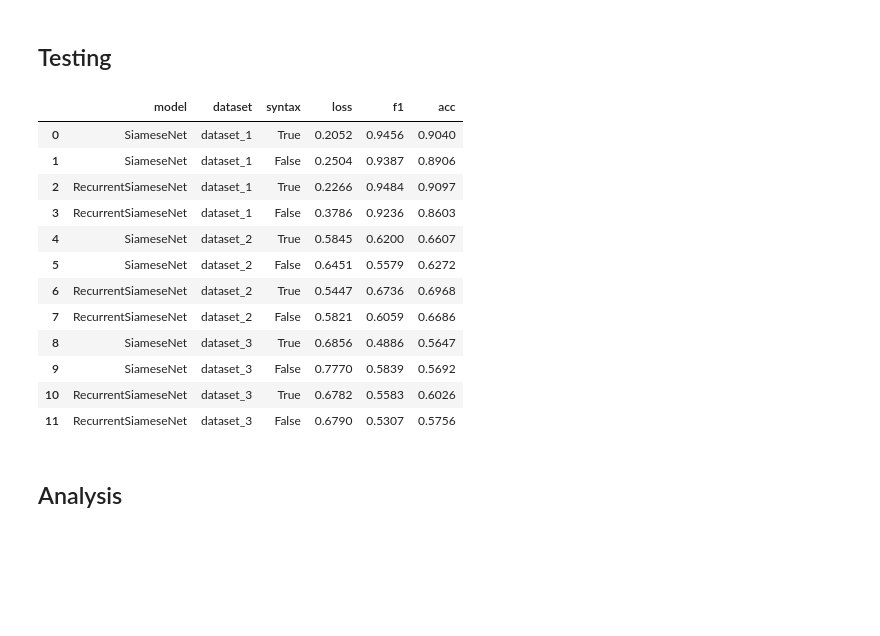
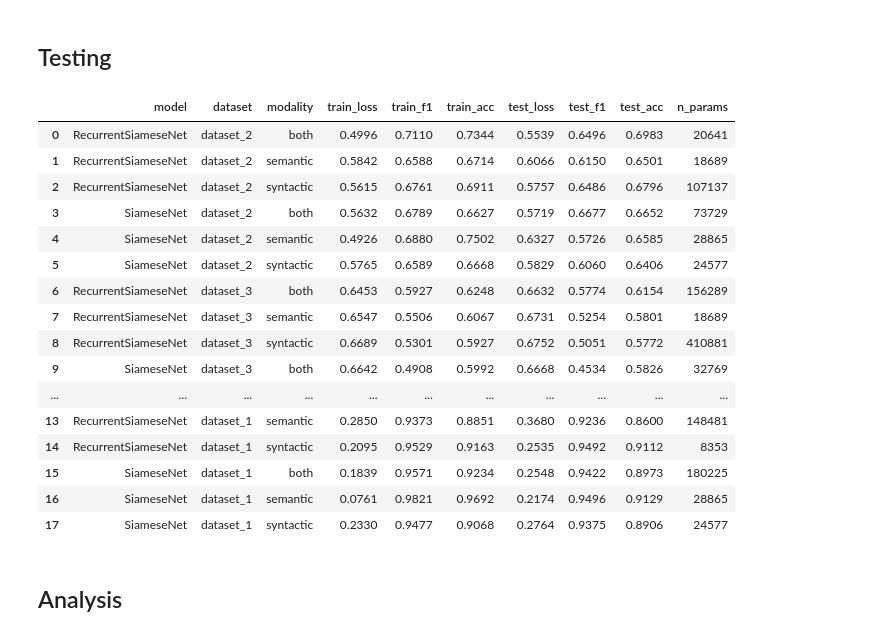
Before and after one commit to syrkis/proseprint, a Jupyter notebook: notebook.ipynb, the cells around one changed output. Cells and saved outputs as stored; diff of their text form; code cells hidden in the pictures; blank space fills up the shorter version.

```diff
--- a/notebook.ipynb
+++ b/notebook.ipynb
@@ -63,8 +67,8 @@ def paired_samples(data_split, syntactic_flag):
     random.shuffle(pairs)
     return pairs
 # %%
-def get_pair_batches(data_split, syntactic_flag=True, batch_size=32):
-    pairs = paired_samples(data_split, syntactic_flag)
+def get_pair_batches(data_split, modality, batch_size=32):
+    pairs = paired_samples(data_split, modality)
     while True:
         # perm = np.random.permutation(len(pairs))
         x1 = torch.tensor(np.array([p[0] for p in pairs])).float().to(device)
@@ -143,7 +166,7 @@ class SiameseNet(torch.nn.Module):
         y_hat = (y_hat > 0.5).int()
         return y_hat
 # %%
-class RecurrentSiameseNet(torch.nn.Module):
+class RecurrentNet(torch.nn.Module):
     def __init__(self, config, embed_dim):
         super().__init__()
         self.embed_dim = embed_dim
@@ -161,15 +184,19 @@ class RecurrentSiameseNet(torch.nn.Module):
         y_hat = self.linear1(y_hat)
         y_hat = F.gelu(y_hat)
         y_hat = y_hat.reshape(-1, x.shape[1], self.hidden_dim)
+        # y_hat = y_hat[:, 1:, :] - y_hat[:, :-1, :]  # take difference between consecutive sentences (Siamese net)
         y_hat = self.gru(y_hat)[0]
         y_hat = y_hat.reshape(-1, self.hidden_dim)  # flatten for masking and y_hat
         y_hat = y_hat[mask]
         y_hat = F.gelu(y_hat)
         y_hat = self.linear2(y_hat)
         y_hat = F.sigmoid(y_hat)
-        y_hat = y_hat.view(-1)
+        y_hat = y_hat.squeeze(1)
         if y is not None:
             try:
+                # soft f1 loss
+                # loss = soft_f1_loss(y_hat, y.float())
+                # bce loss
                 loss = torch.nn.functional.binary_cross_entropy(y_hat, y.float())
             except ValueError:
                 return y_hat, None
@@ -279,9 +313,9 @@ def hyper_param_search(model_fn, batch_fn, dataset, syntac_bool, n_trials=10):
     return df, training_metrics_list
 # %%
 def get_combinations():
-    datasets = [(dataset_1, 'dataset_1'), (dataset_2, 'dataset_2'), (dataset_3, 'dataset_3')]
-    models = [(SiameseNet, get_pair_batches), (RecurrentSiameseNet, get_sequence_batches)]
-    syntac_bools = [True, False]
+    datasets = [(dataset_2, 'dataset_2'), (dataset_3, 'dataset_3'), (dataset_1, 'dataset_1')]
+    models = [(RecurrentNet, get_sequence_batches), (SiameseNet, get_pair_batches)]
+    syntac_bools = ['both', 'semantic', 'syntactic']
     return list(itertools.product(datasets, models, syntac_bools))
 # %%
 def experiment(n_trials=10):
@@ -310,51 +376,66 @@ def load_dfs():
 # %%
 def merge_splits(datasets):
     """merge train and valid splits"""
     merged = {}
-    for dataset in datasets:
+    for idx, dataset in enumerate(datasets):
         for problem_id in dataset.keys():
-            merged[problem_id] = dataset[problem_id]
+            merged[str(idx) + '_' + problem_id] = dataset[problem_id]
     return merged
 
 def test_seq():
     results = []
+    torch.manual_seed(42)
     with open('config.yaml', 'r') as f:
         configs = yaml.load(f, Loader=yaml.FullLoader)
-    for (ds, ds_name), (model, batch_fn), syntax_bool in tqdm(get_combinations()):
-        batch_fn = partial(batch_fn, syntactic_flag=syntax_bool)
-        config = configs[ds_name]['syntactic' if syntax_bool else 'semantic']['siamese' if model== SiameseNet else 'recurrent']
+    for (ds, ds_name), (model, batch_fn), modality in tqdm(get_combinations()):
+        batch_fn = partial(batch_fn, modality=modality)
+        config = configs[f'{ds_name}_{model.__name__}_{modality}']
         train_data = merge_splits([ds['train'], ds['valid']])
         test_data = ds['test']
-        embed_dim = 384 + 61 if syntax_bool else 384
+
+        if modality == 'both':
+            embed_dim = 384 + 61
+        elif modality == 'semantic':
+            embed_dim = 384
+        elif modality == 'syntactic':
+            embed_dim = 61
+        else:
+            raise ValueError(f'invalid modality {modality}')
+
         model = model({'hidden_dim': config['hidden_dim'], 'dropout': config['dropout']}, embed_dim=embed_dim).to(device)
         optimizer = torch.optim.AdamW(model.parameters(), lr=config['lr'])
         train_batches = batch_fn(train_data, batch_size=config['batch_size'])
         test_batches = batch_fn(test_data, batch_size=config['batch_size'])
         train(model, optimizer, train_batches, batch_size=config['batch_size'], n_steps=config['n_steps'])
         test_loss, test_f1, test_acc = evaluate_split(model, test_batches, steps=len(test_data) // config['batch_size'])
         train_loss, train_f1, train_acc = evaluate_split(model, train_batches, steps=len(train_data) // config['batch_size'])
-        result = {'model': model.__class__.__name__, 'dataset': ds_name, 'syntax': syntax_bool,
+        n_params = sum(p.numel() for p in model.parameters() if p.requires_grad)
+        result = {'model': model.__class__.__name__, 'dataset': ds_name, 'modality': modality,
                   'train_loss': train_loss, 'train_f1': train_f1, 'train_acc': train_acc,
-                  'test_loss': test_loss, 'test_f1': test_f1, 'test_acc': test_acc}
+                  'test_loss': test_loss, 'test_f1': test_f1, 'test_acc': test_acc,
+                'n_params': n_params}
         results.append(result)
     df = pd.DataFrame(results).round(4)
-    df.to_csv('results/test_results.csv', index=False)
+    df.to_csv('results/true_siam_test_results.csv', index=False)
     return df
-
 test_seq()
 # %% [output]
-|  | model | dataset | syntax | loss | f1 | acc |
-| 0 | SiameseNet | dataset_1 | True | 0.2052 | 0.9456 | 0.9040 |
-| 1 | SiameseNet | dataset_1 | False | 0.2504 | 0.9387 | 0.8906 |
-| 2 | RecurrentSiameseNet | dataset_1 | True | 0.2266 | 0.9484 | 0.9097 |
-| 3 | RecurrentSiameseNet | dataset_1 | False | 0.3786 | 0.9236 | 0.8603 |
-| 4 | SiameseNet | dataset_2 | True | 0.5845 | 0.6200 | 0.6607 |
-| 5 | SiameseNet | dataset_2 | False | 0.6451 | 0.5579 | 0.6272 |
-| 6 | RecurrentSiameseNet | dataset_2 | True | 0.5447 | 0.6736 | 0.6968 |
-| 7 | RecurrentSiameseNet | dataset_2 | False | 0.5821 | 0.6059 | 0.6686 |
-| 8 | SiameseNet | dataset_3 | True | 0.6856 | 0.4886 | 0.5647 |
-| 9 | SiameseNet | dataset_3 | False | 0.7770 | 0.5839 | 0.5692 |
-| 10 | RecurrentSiameseNet | dataset_3 | True | 0.6782 | 0.5583 | 0.6026 |
-| 11 | RecurrentSiameseNet | dataset_3 | False | 0.6790 | 0.5307 | 0.5756 |
+|  | model | dataset | modality | train_loss | train_f1 | train_acc | test_loss | test_f1 | test_acc | n_params |
+| 0 | RecurrentSiameseNet | dataset_2 | both | 0.4996 | 0.7110 | 0.7344 | 0.5539 | 0.6496 | 0.6983 | 20641 |
+| 1 | RecurrentSiameseNet | dataset_2 | semantic | 0.5842 | 0.6588 | 0.6714 | 0.6066 | 0.6150 | 0.6501 | 18689 |
+| 2 | RecurrentSiameseNet | dataset_2 | syntactic | 0.5615 | 0.6761 | 0.6911 | 0.5757 | 0.6486 | 0.6796 | 107137 |
+| 3 | SiameseNet | dataset_2 | both | 0.5632 | 0.6789 | 0.6627 | 0.5719 | 0.6677 | 0.6652 | 73729 |
+| 4 | SiameseNet | dataset_2 | semantic | 0.4926 | 0.6880 | 0.7502 | 0.6327 | 0.5726 | 0.6585 | 28865 |
+| 5 | SiameseNet | dataset_2 | syntactic | 0.5765 | 0.6589 | 0.6668 | 0.5829 | 0.6060 | 0.6406 | 24577 |
+| 6 | RecurrentSiameseNet | dataset_3 | both | 0.6453 | 0.5927 | 0.6248 | 0.6632 | 0.5774 | 0.6154 | 156289 |
+| 7 | RecurrentSiameseNet | dataset_3 | semantic | 0.6547 | 0.5506 | 0.6067 | 0.6731 | 0.5254 | 0.5801 | 18689 |
+| 8 | RecurrentSiameseNet | dataset_3 | syntactic | 0.6689 | 0.5301 | 0.5927 | 0.6752 | 0.5051 | 0.5772 | 410881 |
+| 9 | SiameseNet | dataset_3 | both | 0.6642 | 0.4908 | 0.5992 | 0.6668 | 0.4534 | 0.5826 | 32769 |
+| ... | ... | ... | ... | ... | ... | ... | ... | ... | ... | ... |
+| 13 | RecurrentSiameseNet | dataset_1 | semantic | 0.2850 | 0.9373 | 0.8851 | 0.3680 | 0.9236 | 0.8600 | 148481 |
+| 14 | RecurrentSiameseNet | dataset_1 | syntactic | 0.2095 | 0.9529 | 0.9163 | 0.2535 | 0.9492 | 0.9112 | 8353 |
+| 15 | SiameseNet | dataset_1 | both | 0.1839 | 0.9571 | 0.9234 | 0.2548 | 0.9422 | 0.8973 | 180225 |
+| 16 | SiameseNet | dataset_1 | semantic | 0.0761 | 0.9821 | 0.9692 | 0.2174 | 0.9496 | 0.9129 | 28865 |
+| 17 | SiameseNet | dataset_1 | syntactic | 0.2330 | 0.9477 | 0.9068 | 0.2764 | 0.9375 | 0.8906 | 24577 |
 # %% [markdown]
 ## Analysis
```
Also changed, not shown: parts of 11 cells of this notebook, 23 other files.
